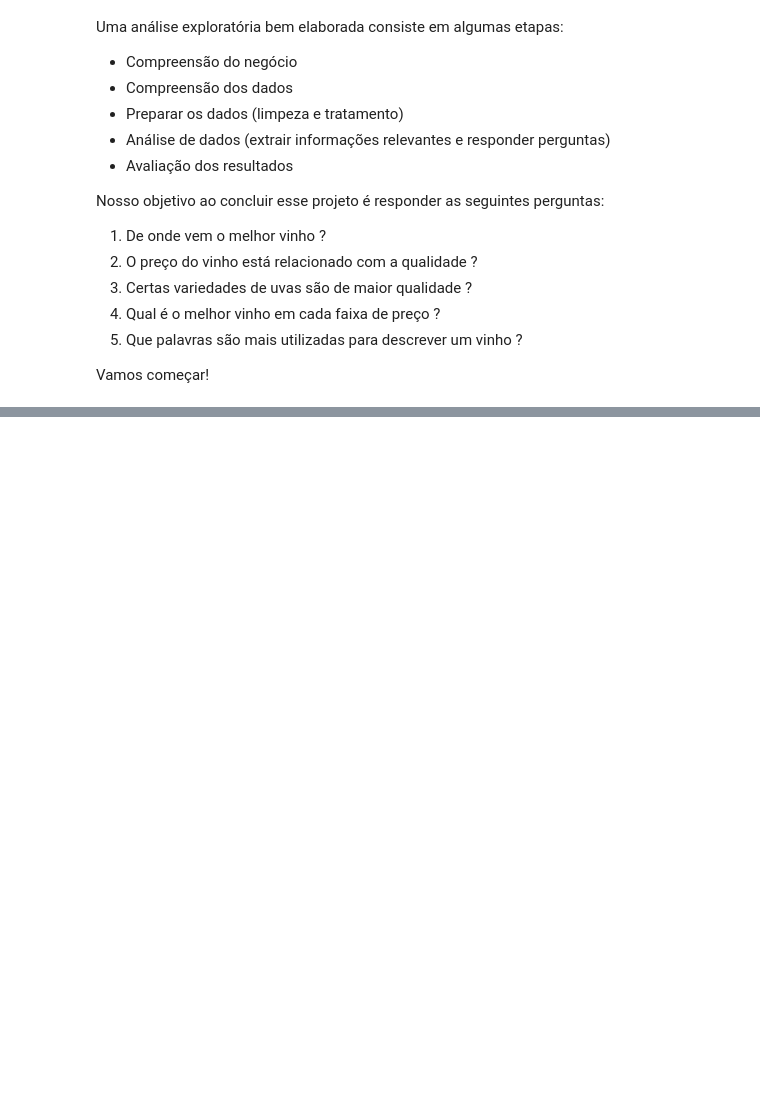
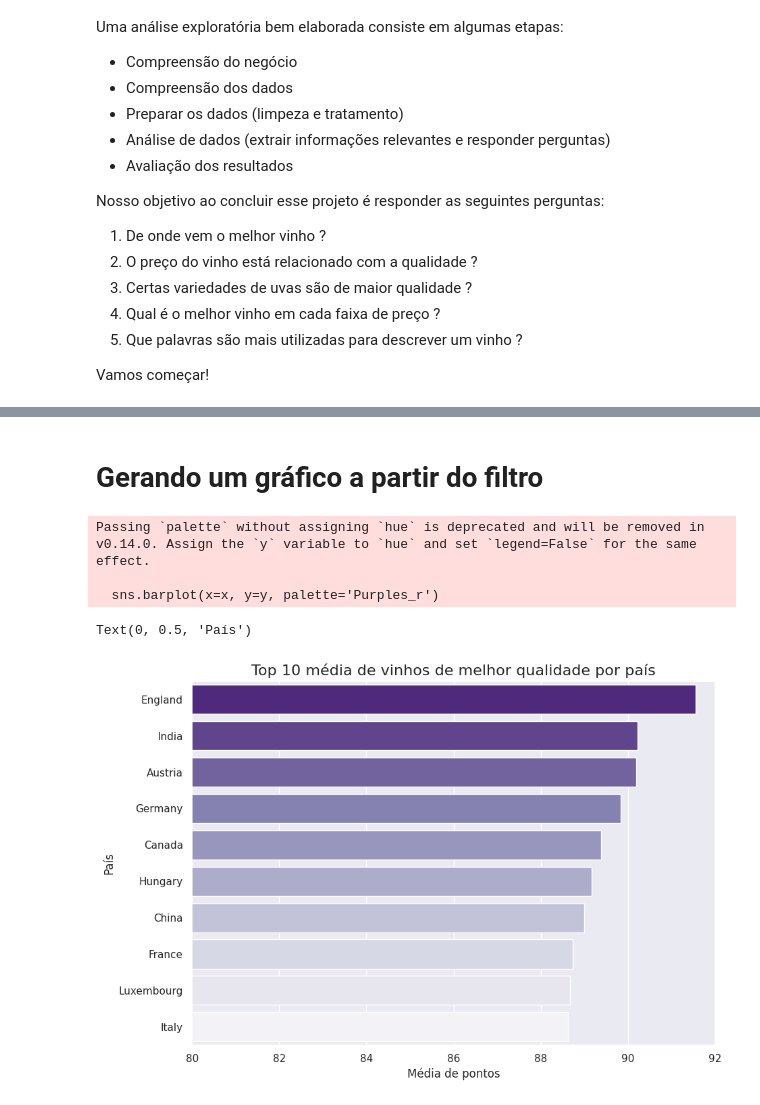
Before and after one commit to caroline-dainezi-fatec/Fatec-Mineracao-de-Dados-2SEM-2024, a Jupyter notebook: Caroline_de_Souza_Dainezi.ipynb, the cells around one changed output, grey strips where cells are left out. Saved outputs shown, nothing was run; the diff lists cells and outputs as text; code cells hidden in the pictures; blank space fills up the shorter version.

```diff
--- a/Caroline_de_Souza_Dainezi.ipynb
+++ b/Caroline_de_Souza_Dainezi.ipynb
@@ -31,0 +335,7 @@ Vamos começar!
+# %%
+melhor_qualidade = df1.groupby("country")['points'].agg("mean")
+melhor_qualidade = melhor_qualidade.sort_values(ascending=False)[:10]
+
+# Converter em uma Serie o DataFrame usando o método to_frame()
+
+melhor_qualidade.to_frame().style.background_gradient(cmap='Purples', high=0.5)
@@ -31,0 +355,18 @@ Vamos começar!
+# %% [markdown]
+# **Gerando um gráfico a partir do filtro**
+# %%
+y = melhor_qualidade.index.to_series()
+x = melhor_qualidade # Access the values in the series directly
+
+plt.figure(figsize=(10, 7))
+plt.xlim(80, 92)
+sns.barplot(x=x, y=y, palette='Purples_r')
+plt.title('Top 10 média de vinhos de melhor qualidade por país', fontsize=16)
+plt.xlabel('Média de pontos')
+plt.ylabel('País')
+# %% [output]
+Passing `palette` without assigning `hue` is deprecated and will be removed in v0.14.0. Assign the `y` variable to `hue` and set `legend=False` for the same effect.
+
+  sns.barplot(x=x, y=y, palette='Purples_r')
+Text(0, 0.5, 'País')
+[figure, added]
```
Also changed, not shown: parts of 61 cells of this notebook.
